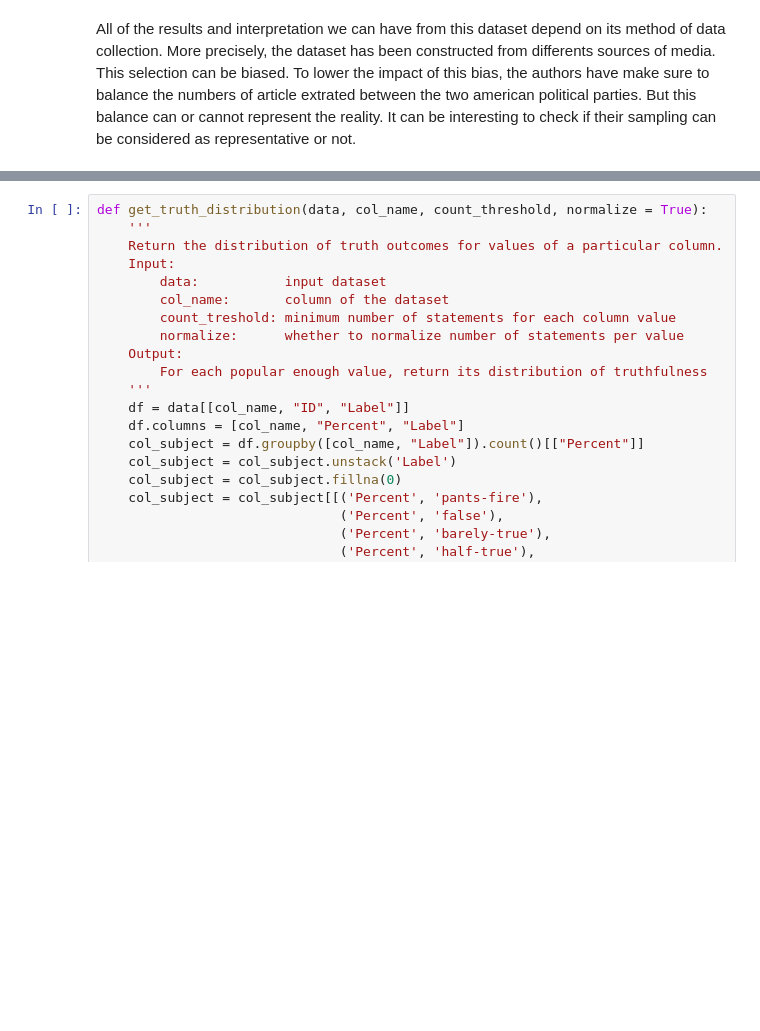
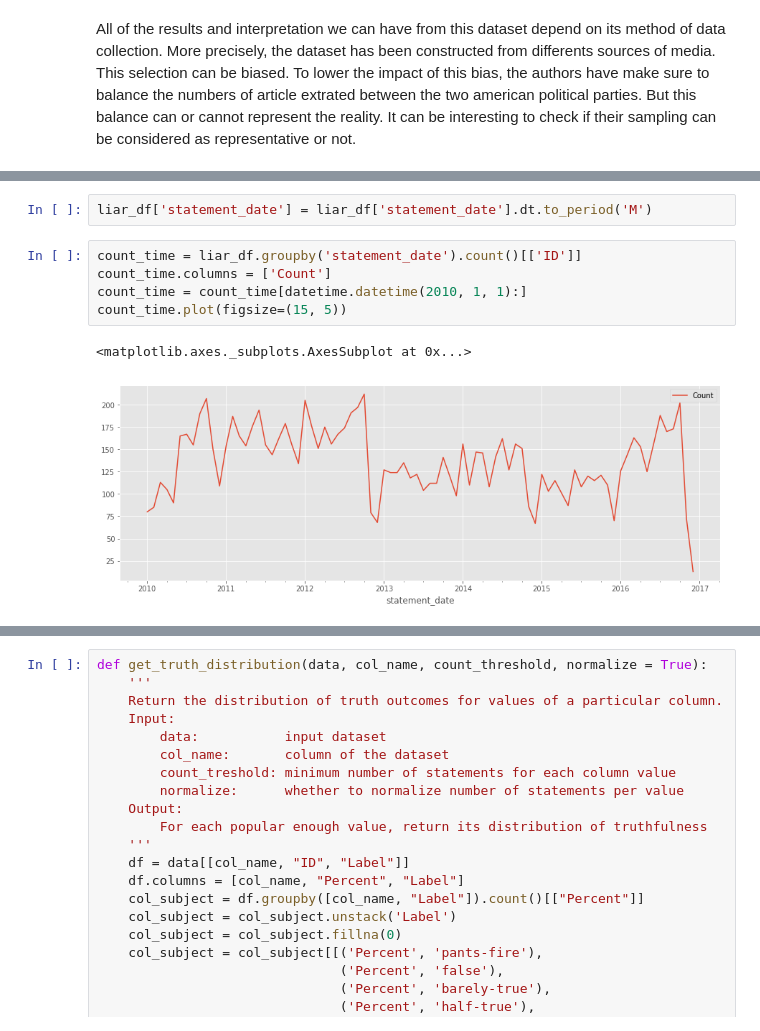
Before and after one commit to nicolasFontbonne/ADA-FakeNews, a Jupyter notebook: main_analysis.ipynb, the cells around one changed output, grey strips where cells are left out. Cells and saved outputs as stored; diff of their text form; blank space fills up the shorter version.

```diff
--- a/main_analysis.ipynb
+++ b/main_analysis.ipynb
@@ -204,0 +264,10 @@ All of the results and interpretation we can have from this dataset depend on it
+# %%
+liar_df['statement_date'] = liar_df['statement_date'].dt.to_period('M')
+# %%
+count_time = liar_df.groupby('statement_date').count()[['ID']]
+count_time.columns = ['Count']
+count_time = count_time[datetime.datetime(2010, 1, 1):]
+count_time.plot(figsize=(15, 5))
+# %% [output]
+<matplotlib.axes._subplots.AxesSubplot at 0x...>
+[figure, added]
```
Also changed, not shown: parts of 67 cells of this notebook, 8 other files.
